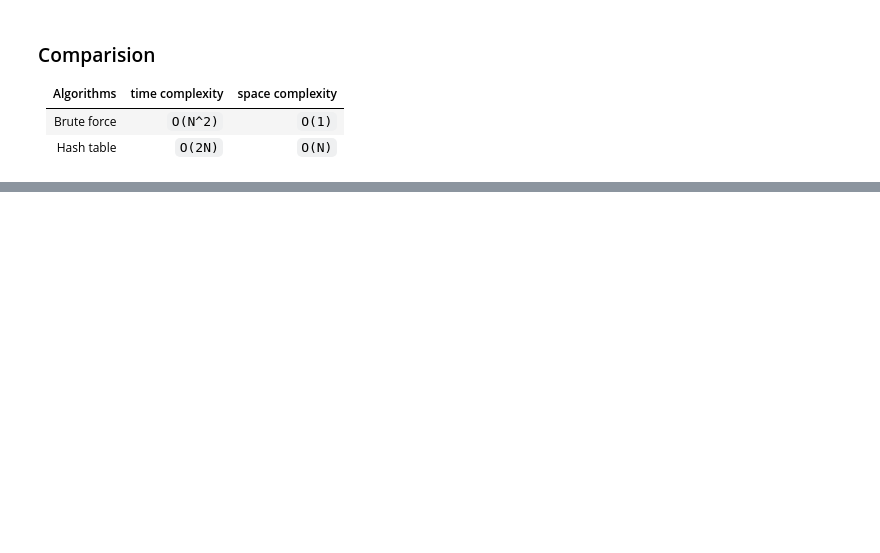
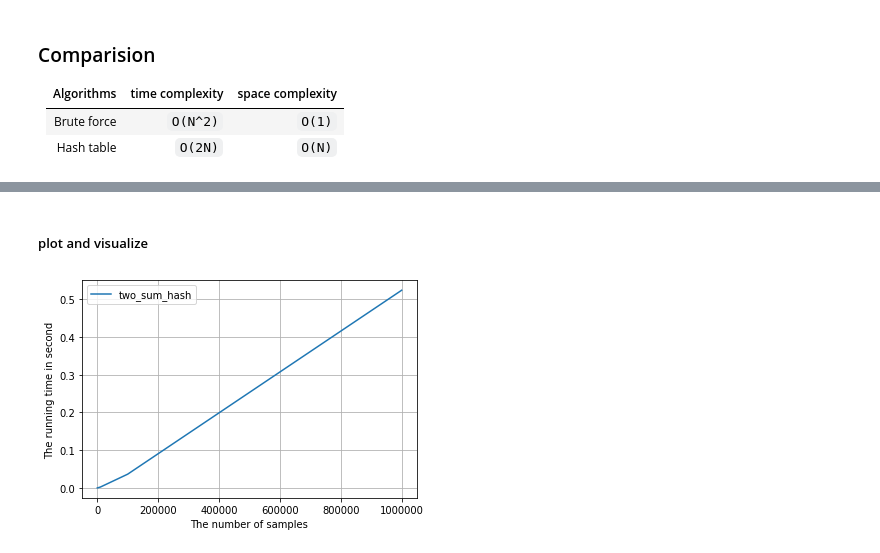
Before and after one commit to leiyangwork/leetcode-jupyter, a Jupyter notebook: notebooks/1. two-sum.md.ipynb, the cells around one changed output, grey strips where cells are left out. Saved outputs shown, nothing was run; the diff lists cells and outputs as text; code cells hidden in the pictures; blank space fills up the shorter version.

```diff
--- a/notebooks/1. two-sum.md.ipynb
+++ b/notebooks/1. two-sum.md.ipynb
@@ -139,2 +119,0 @@ Solution of two_sum is None
-# %%
-N = 1e3;
@@ -140,0 +129,9 @@ N = 1e3;
+# %%
+import tracemalloc
+def mem_it(func, *args):
+    tracemalloc.start()
+    func(*args)
+    current, peak = tracemalloc.get_traced_memory()
+    current_MB = current / 10**3
+    tracemalloc.stop()
+    return current_MB
@@ -140,0 +140,22 @@ N = 1e3;
+# %%
+random.seed(100)
+Ns = [1e2, 1e3, 2e3, 3e3, 1e4, 1e5, 1e6]
+# funcs = [two_sum_brute, two_sum_brute_2, two_sum_hash]
+funcs = [two_sum_hash]
+times ={func.__name__:[] for func in funcs}
+mems = {func.__name__:[] for func in funcs}
+# %%
+print('Start evaluating ...')
+for N in Ns:
+    N = int(N)
+    nums = [random.randint(0,N-1) for i in range(N)]
+    target = -10
+    for func in funcs:
+        print(f"{func.__name__} time evaluating ...")
+        time_used = time_it(func, nums, target)
+        times[func.__name__].append(time_used)
+
+        print(f"{func.__name__} space evaluating ...")
+        mem_used = mem_it(func, nums, target)
+        mems[func.__name__].append(mem_used)
+print('end')
@@ -140,0 +179,13 @@ N = 1e3;
+# %% [markdown]
+##### plot and visualize
+# %%
+import matplotlib.pyplot as plt
+for func in funcs:
+    plt.plot(Ns, times[func.__name__], label=func.__name__)
+plt.legend()
+plt.grid()
+plt.xlabel('The number of samples')
+plt.ylabel("The running time in second")
+plt.show()
+# %% [output]
+[figure, added]
```
Also changed, not shown: parts of 23 cells of this notebook.
